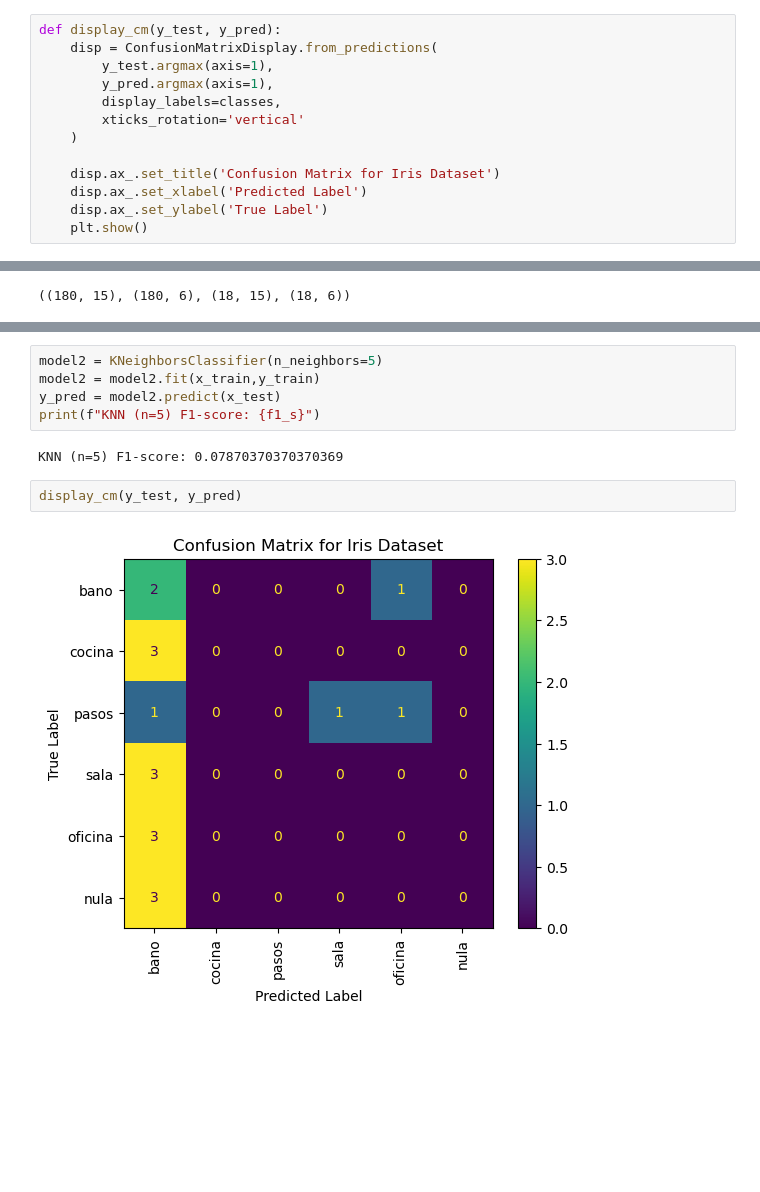
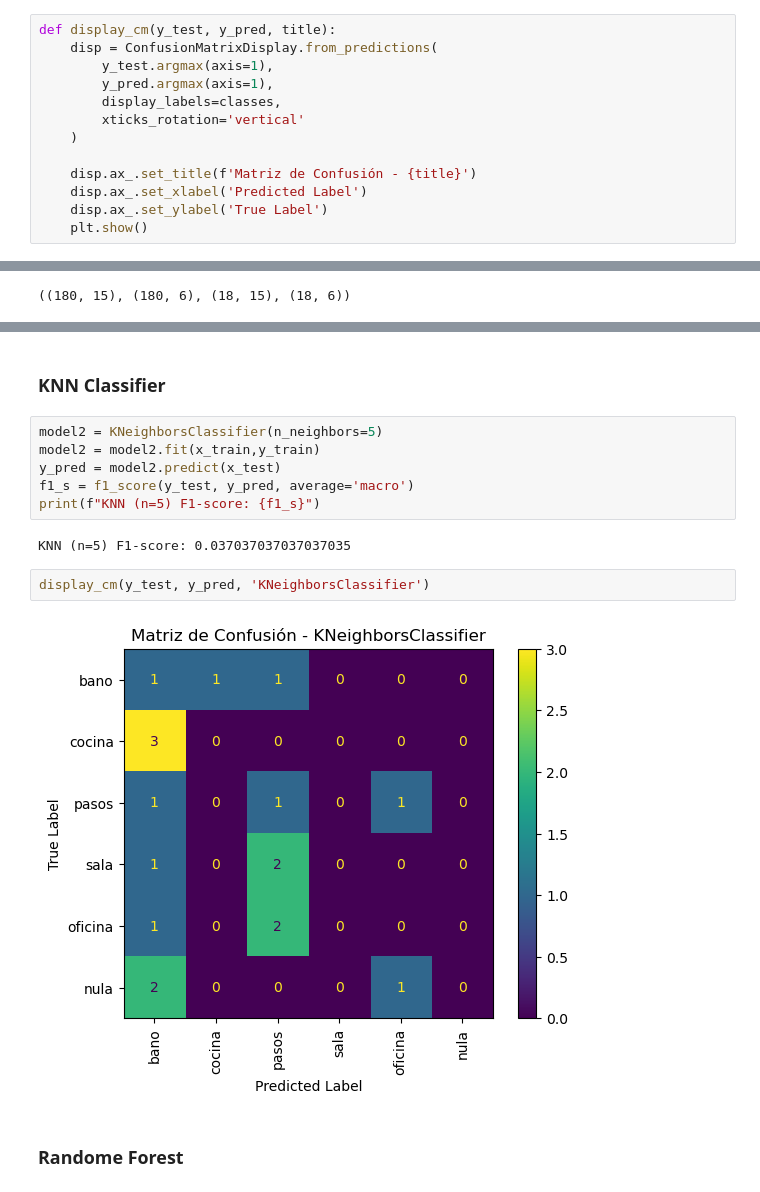
Before and after one commit to Bozo4Hire/CDSI_2026, a Jupyter notebook: P1 Sensado y Análisis de Audio/P1_sensado-analisis_audio.ipynb, the cells around one changed output, grey strips where cells are left out. Drawn from its saved outputs; the diff is of its cells as text; blank space fills up the shorter version.

```diff
--- a/P1 Sensado y Análisis de Audio/P1_sensado-analisis_audio.ipynb
+++ b/P1 Sensado y Análisis de Audio/P1_sensado-analisis_audio.ipynb
@@ -365,5 +450,5 @@ from sklearn.metrics import f1_score
 # %%
-def display_cm(y_test, y_pred):
+def display_cm(y_test, y_pred, title):
     disp = ConfusionMatrixDisplay.from_predictions(
         y_test.argmax(axis=1),
         y_pred.argmax(axis=1),
@@ -371,7 +456,7 @@ def display_cm(y_test, y_pred):
         xticks_rotation='vertical'
     )
 
-    disp.ax_.set_title('Confusion Matrix for Iris Dataset')
+    disp.ax_.set_title(f'Matriz de Confusión - {title}')
     disp.ax_.set_xlabel('Predicted Label')
     disp.ax_.set_ylabel('True Label')
     plt.show()
@@ -411,14 +497,19 @@ display_cm(y_test, y_pred)
+# %% [markdown]
+### **KNN Classifier**
 # %%
 model2 = KNeighborsClassifier(n_neighbors=5)
 model2 = model2.fit(x_train,y_train)
 y_pred = model2.predict(x_test)
+f1_s = f1_score(y_test, y_pred, average='macro')
 print(f"KNN (n=5) F1-score: {f1_s}")
 # %% [output]
-KNN (n=5) F1-score: 0.07870370370370369
+KNN (n=5) F1-score: 0.037037037037037035
 # %%
-display_cm(y_test, y_pred)
+display_cm(y_test, y_pred, 'KNeighborsClassifier')
 # %% [output]
-[figure, old version]
+[figure, new version]
+# %% [markdown]
+### **Randome Forest**
 # %%
 model3 = RandomForestClassifier()
 model3 = model3.fit(x_train,y_train)
```
Also changed, not shown: parts of 34 cells of this notebook.
